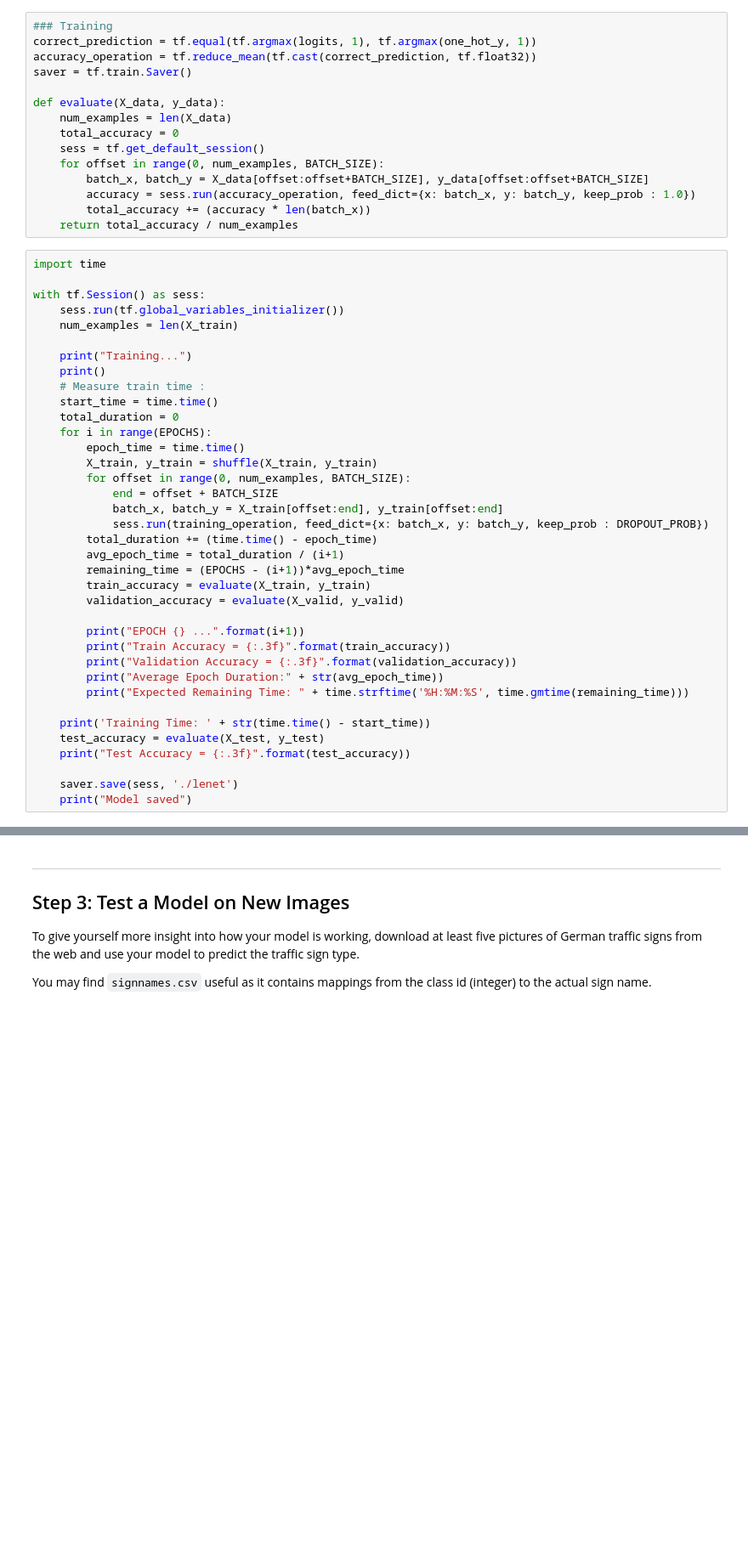
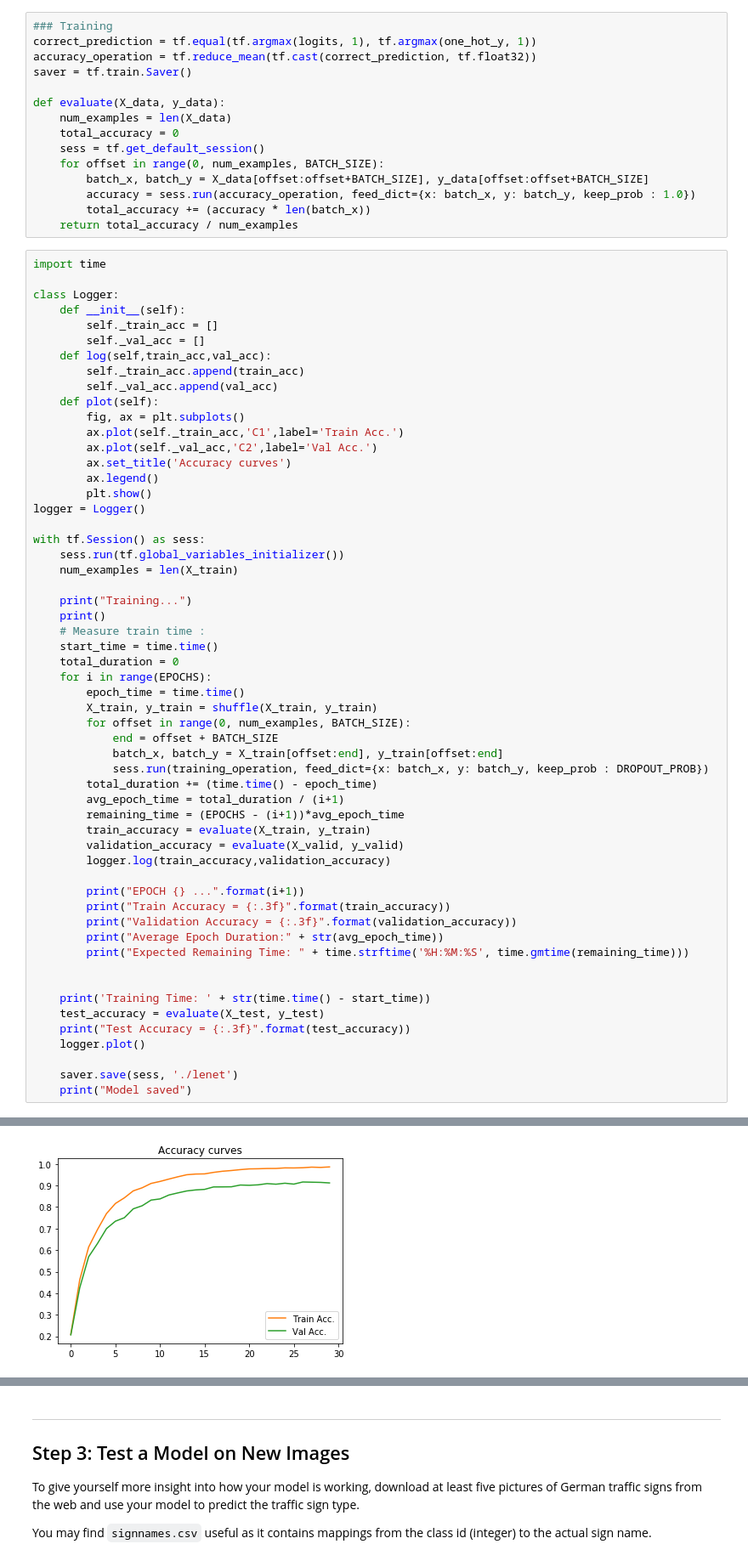
Before and after one commit to Axel13fr/P2_TrafficSignClassifier, a Jupyter notebook: Traffic_Sign_Classifier.ipynb, the cells around one changed output, grey strips where cells are left out. Shown at 85% size. Cells and saved outputs as stored; diff of their text form; blank space fills up the shorter version.

```diff
--- a/Traffic_Sign_Classifier.ipynb
+++ b/Traffic_Sign_Classifier.ipynb
@@ -314,6 +351,22 @@ def evaluate(X_data, y_data):
     return total_accuracy / num_examples
 # %%
 import time
+
+class Logger:
+    def __init__(self):
+        self._train_acc = []
+        self._val_acc = []
+    def log(self,train_acc,val_acc):
+        self._train_acc.append(train_acc)
+        self._val_acc.append(val_acc)
+    def plot(self):
+        fig, ax = plt.subplots()
+        ax.plot(self._train_acc,'C1',label='Train Acc.')
+        ax.plot(self._val_acc,'C2',label='Val Acc.')
+        ax.set_title('Accuracy curves')
+        ax.legend()
+        plt.show()
+logger = Logger()
 
 with tf.Session() as sess:
     sess.run(tf.global_variables_initializer())
@@ -336,6 +389,7 @@ with tf.Session() as sess:
         remaining_time = (EPOCHS - (i+1))*avg_epoch_time
         train_accuracy = evaluate(X_train, y_train)
         validation_accuracy = evaluate(X_valid, y_valid)
+        logger.log(train_accuracy,validation_accuracy)
 
         print("EPOCH {} ...".format(i+1))
         print("Train Accuracy = {:.3f}".format(train_accuracy))
@@ -343,9 +397,11 @@ with tf.Session() as sess:
         print("Average Epoch Duration:" + str(avg_epoch_time))
         print("Expected Remaining Time: " + time.strftime('%H:%M:%S', time.gmtime(remaining_time)))
 
+
     print('Training Time: ' + str(time.time() - start_time))
     test_accuracy = evaluate(X_test, y_test)
     print("Test Accuracy = {:.3f}".format(test_accuracy))
+    logger.plot()
 
     saver.save(sess, './lenet')
     print("Model saved")
@@ -369,0 +426 @@ Model saved
+[figure, added]
```
Also changed, not shown: parts of 8 cells of this notebook, 5 other files.
